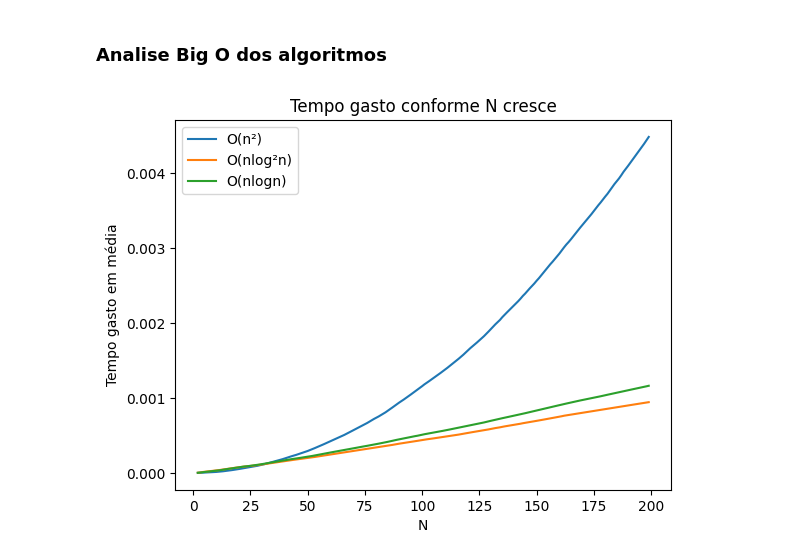
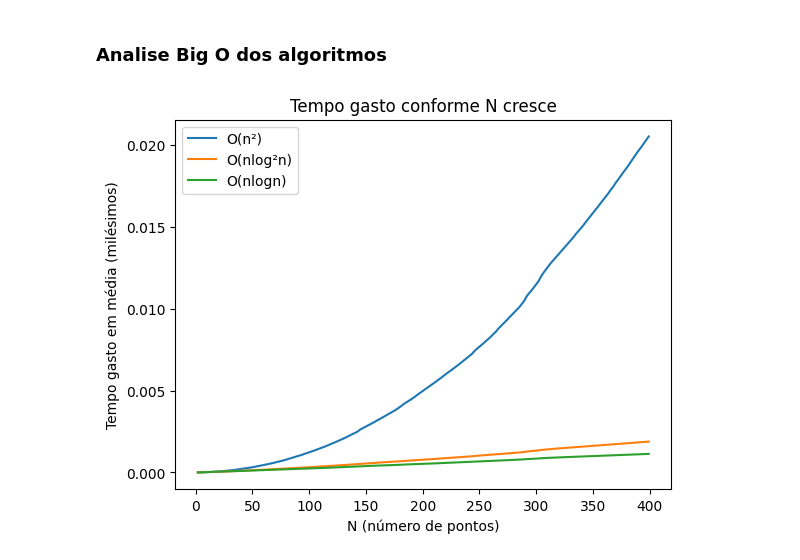
Before and after one commit to laurix-dev/parmaisproximo, a Jupyter notebook: main.ipynb, the cells around one changed output. Drawn from its saved outputs; the diff is of its cells as text; code cells hidden in the pictures.

```diff
--- a/main.ipynb
+++ b/main.ipynb
@@ -31,11 +31,6 @@ def merge(A, B, coord):
 
     i = j = 0
     C = []
-
-    # if coord == 'x':
-    #     coord = 0
-    # elif coord == 'y':
-    #     coord = 1
 
     while i < len(A) and j < len(B):
         if getattr(A[i], coord) <= getattr(B[j], coord):
@@ -194,44 +189,45 @@ tempos_media_2 = []
 tempos3 = []
 tempos_media_3 = []
 
-for n in range(2,300):
+for n in range(2,400):
 
     for _i in range(simulações):
 
         entrada = []
         for j in range (0,n):
             entrada.append(Point(np.random.randint(1000),np.random.randint(1000)))
 
         t1_start = perf_counter()
         força_bruta(entrada)
         t1_stop = perf_counter()
         tempo_gasto = t1_stop - t1_start
         tempos1.append(tempo_gasto)
 
+        Px, Py = ordena_em_x_e_y(entrada)
         t1_start = perf_counter()
-        parMaisProximoHOF2(entrada,len(entrada))
+        parMaisProximo2(Px,Py,len(entrada))
         t1_stop = perf_counter()
         tempo_gasto = t1_stop - t1_start
         tempos2.append(tempo_gasto)
 
         t1_start = perf_counter()
-        parMaisProximoHOF3(entrada)
+        parMaisProximo3(Px,Py)
         t1_stop = perf_counter()
         tempo_gasto = t1_stop - t1_start
         tempos3.append(tempo_gasto)
 
     tempos_media_1.append(np.mean(tempos1))
     tempos_media_2.append(np.mean(tempos2))
     tempos_media_3.append(np.mean(tempos3))
     n_vetor.append(n)
 
 plt.plot(n_vetor,tempos_media_1, label="O(n²)")
-plt.plot(n_vetor,tempos_media_2, label="O(nlog²n)")
-plt.plot(n_vetor,tempos_media_3, label="O(nlogn)")
+plt.plot(n_vetor,tempos_media_3, label="O(nlog²n)")
+plt.plot(n_vetor,tempos_media_2, label="O(nlogn)")
 plt.title("Tempo gasto conforme N cresce")
-plt.xlabel("N")
-plt.ylabel("Tempo gasto em média")
+plt.xlabel("N (número de pontos)")
+plt.ylabel("Tempo gasto em média (milésimos)")
 plt.legend()
 plt.show()
 # %% [output]
-[figure, old version]
+[figure, new version]
```
